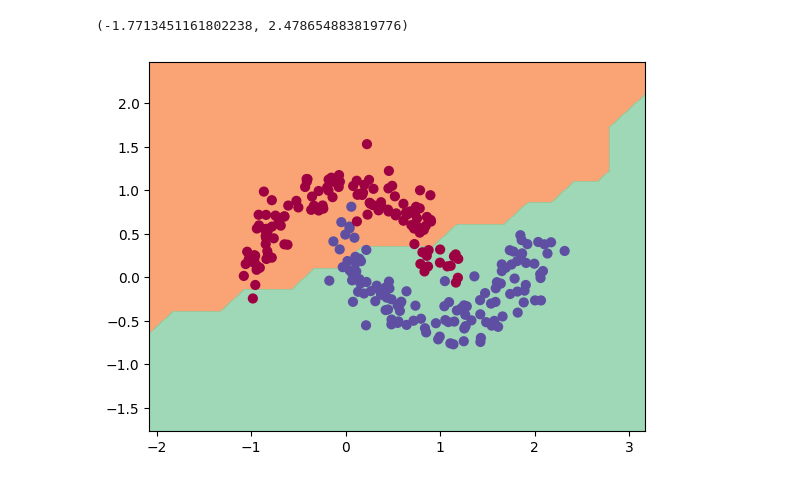
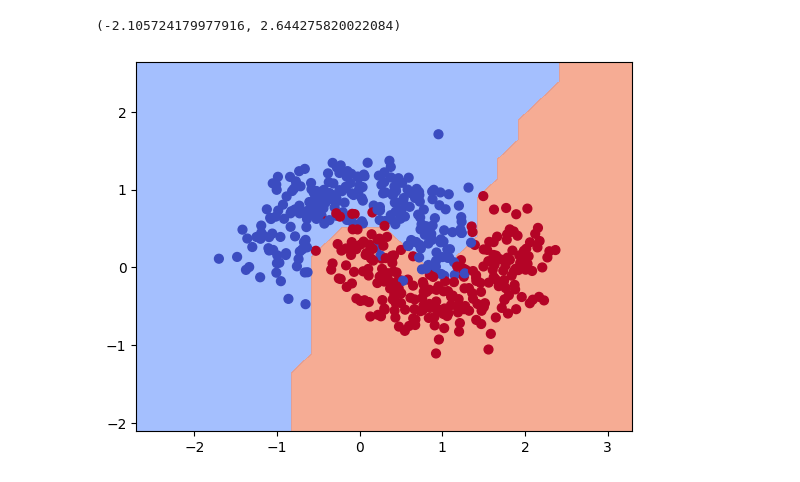
Before and after one commit to NicolasMafla/gpt-handmade, a Jupyter notebook: micrograd_tensor_demo.ipynb, the cells around one changed output. Saved outputs shown, nothing was run; the diff lists cells and outputs as text; code cells hidden in the pictures.

```diff
--- a/micrograd_tensor_demo.ipynb
+++ b/micrograd_tensor_demo.ipynb
@@ -15,7 +15,7 @@ seed = 1996
 np.random.seed(1996)
 random.seed(1996)
 # %%
-X, y = make_moons(n_samples=250, noise=0.15, random_state=seed)
+X, y = make_moons(n_samples=500, noise=0.25, random_state=seed)
 # X, y = make_blobs(n_samples=250, n_features=2, centers=2, cluster_std=2)
 y = y*2 - 1
 
@@ -93,19 +80,19 @@ step 99 lr 0.11 loss [0.26029734], accuracy [88.]%
 # %%
 h = 0.25
 x_min, x_max = X[:, 0].min() - 1, X[:, 0].max() + 1
 y_min, y_max = X[:, 1].min() - 1, X[:, 1].max() + 1
 xx, yy = np.meshgrid(np.arange(x_min, x_max, h), np.arange(y_min, y_max, h))
 Xmesh = np.c_[xx.ravel(), yy.ravel()]
 inputs = list(map(Tensor, Xmesh))
 scores = list(map(model, inputs))
 Z = np.array([s.data > 0 for s in scores])
 Z = Z.reshape(xx.shape)
 
 fig = plt.figure()
-plt.contourf(xx, yy, Z, cmap=plt.cm.Spectral, alpha=0.8)
-plt.scatter(X[:, 0], X[:, 1], c=y, s=40, cmap=plt.cm.Spectral)
+plt.contourf(xx, yy, Z, cmap=plt.cm.coolwarm, alpha=0.8)
+plt.scatter(X[:, 0], X[:, 1], c=y, s=40, cmap=plt.cm.coolwarm)
 plt.xlim(xx.min(), xx.max())
 plt.ylim(yy.min(), yy.max())
 # %% [output]
-(-1.7713451161802238, 2.478654883819776)
+(-2.105724179977916, 2.644275820022084)
-[figure, old version]
+[figure, new version]
```
Also changed, not shown: parts of 4 cells of this notebook, 5 other files.
